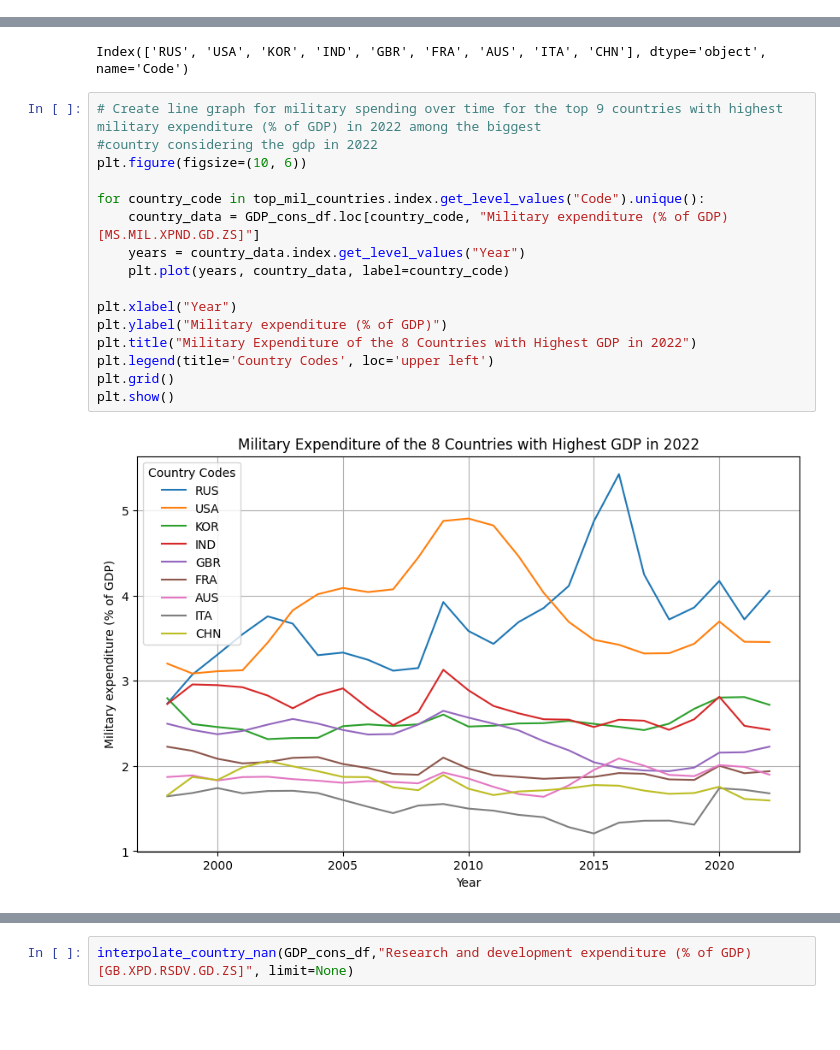
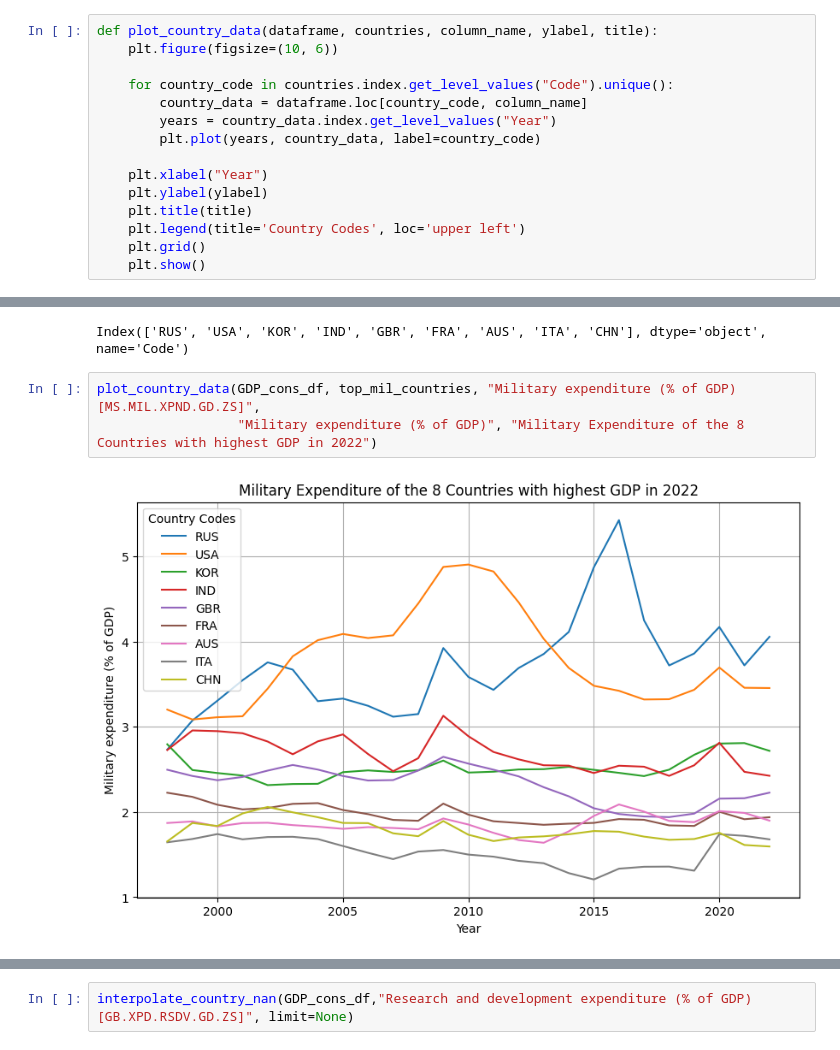
Before and after one commit to LosaLosSantos/Project_ER, a Jupyter notebook: Clean and Exploration.ipynb, the cells around one changed output, grey strips where cells are left out. Drawn from its saved outputs; the diff is of its cells as text; blank space fills up the shorter version.

Commit message:
explore and clean (function line charts)

```diff
--- a/Clean and Exploration.ipynb
+++ b/Clean and Exploration.ipynb
@@ -687,4 +687,19 @@ GDP_cons_df
 |  | 2021 | 0.165542 | NaN | 10.892727 | 0.037713 | ... |
 |  | 2022 | NaN | NaN | NaN | NaN | ... |
 325 rows × 27 columns
+# %%
+def plot_country_data(dataframe, countries, column_name, ylabel, title):
+    plt.figure(figsize=(10, 6))
+
+    for country_code in countries.index.get_level_values("Code").unique():
+        country_data = dataframe.loc[country_code, column_name]
+        years = country_data.index.get_level_values("Year")
+        plt.plot(years, country_data, label=country_code)
+
+    plt.xlabel("Year")
+    plt.ylabel(ylabel)
+    plt.title(title)
+    plt.legend(title='Country Codes', loc='upper left')
+    plt.grid()
+    plt.show()
 # %%
@@ -803,22 +807,9 @@ top_mil_countries = sorted_22_mil_df.head(9)
 print(top_mil_countries.index.get_level_values("Code"))
 # %% [output]
 Index(['RUS', 'USA', 'KOR', 'IND', 'GBR', 'FRA', 'AUS', 'ITA', 'CHN'], dtype='object', name='Code')
-# %%
-# Create line graph for military spending over time for the top 9 countries with highest military expenditure (% of GDP) in 2022 among the biggest
-#country considering the gdp in 2022
-plt.figure(figsize=(10, 6))
-
-for country_code in top_mil_countries.index.get_level_values("Code").unique():
-    country_data = GDP_cons_df.loc[country_code, "Military expenditure (% of GDP) [MS.MIL.XPND.GD.ZS]"]
-    years = country_data.index.get_level_values("Year")
-    plt.plot(years, country_data, label=country_code)
-
-plt.xlabel("Year")
-plt.ylabel("Military expenditure (% of GDP)")
-plt.title("Military Expenditure of the 8 Countries with Highest GDP in 2022")
-plt.legend(title='Country Codes', loc='upper left')
-plt.grid()
-plt.show()
-# %% [output]
-[figure, removed]
+# %%
+plot_country_data(GDP_cons_df, top_mil_countries, "Military expenditure (% of GDP) [MS.MIL.XPND.GD.ZS]",
+                  "Military expenditure (% of GDP)", "Military Expenditure of the 8 Countries with highest GDP in 2022")
+# %% [output]
+[figure, added]
 # %%
```
Also changed, not shown: parts of 6 cells of this notebook, 1 other file.
